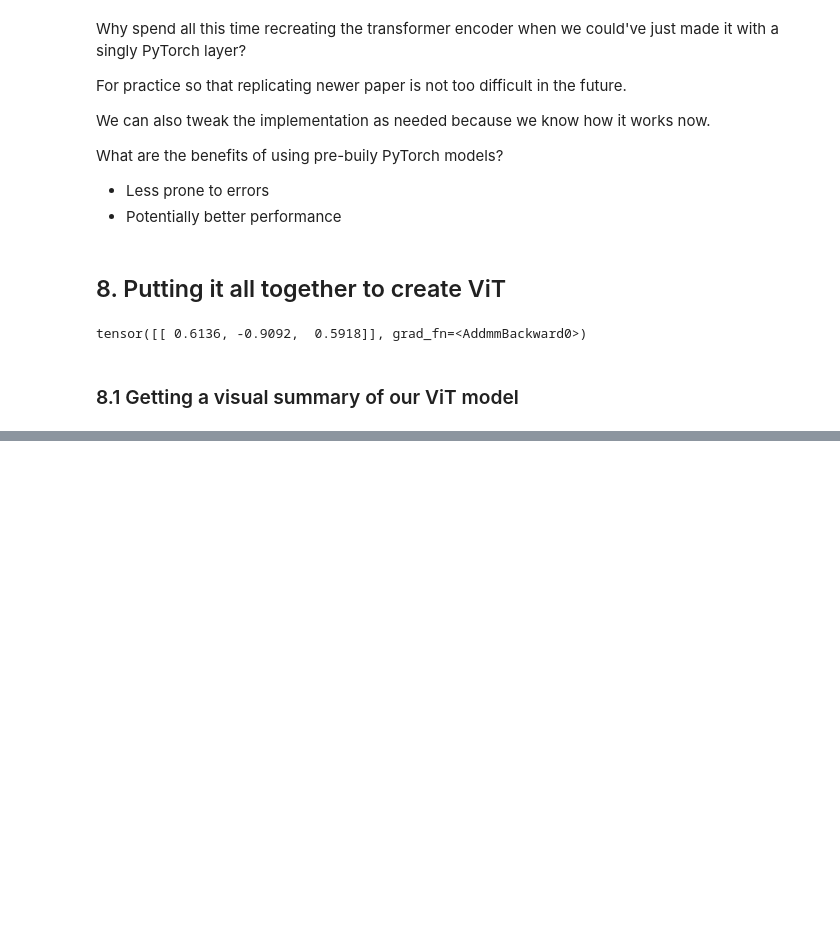
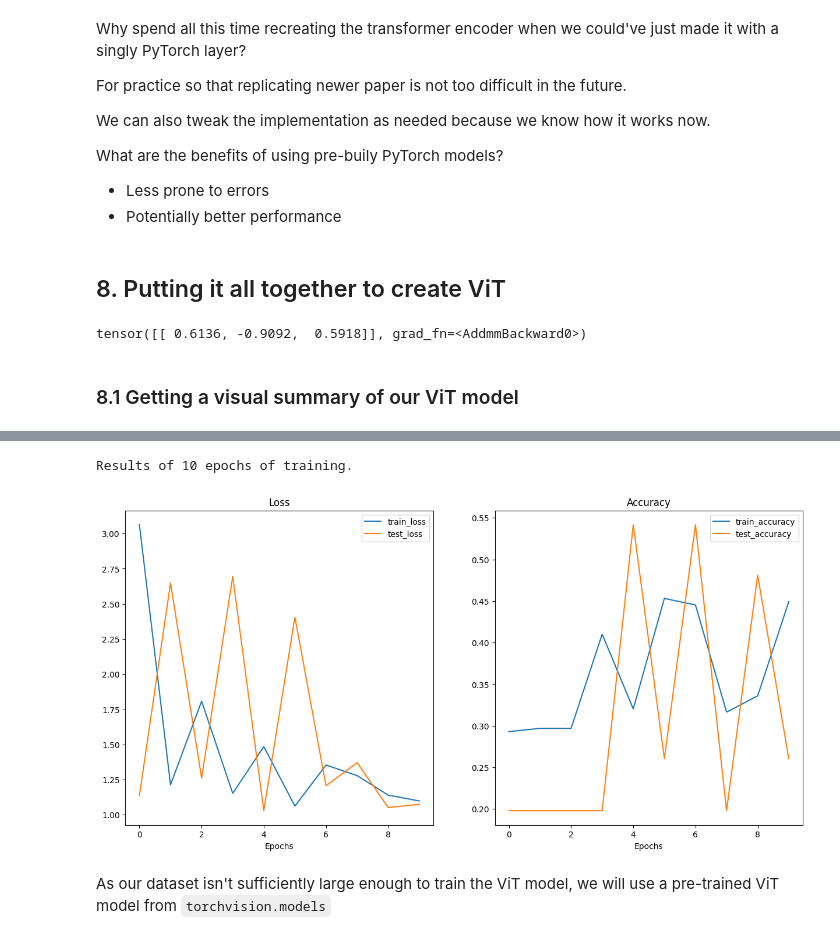
Before and after one commit to AvalonEnjoyer/pytorch-ViT-paper-replication, a Jupyter notebook: 08_pytorch_paper_replicating_self.ipynb, the cells around one changed output, grey strips where cells are left out. Drawn from its saved outputs; the diff is of its cells as text; code cells hidden in the pictures; blank space fills up the shorter version.

Commit message:
Finished ViT paper replication, completed exercises.

```diff
--- a/08_pytorch_paper_replicating_self.ipynb
+++ b/08_pytorch_paper_replicating_self.ipynb
@@ -1169,0 +1193,9 @@ Model training to be continued
+# %%
+# Create the optimizer with defined decay and no decay weights
+optimizer = torch.optim.Adam(
+    params=[
+        {"params":decay, "weight_decay":0.03}, # Table 3 ViT-Base Imagenet21k
+        {"params":no_decay, "weight_decay":0.0} # No decay for normalization layer and biases
+        ],
+    lr=1e-3, # Table 3 ViT-Base Imagenet21k
+    betas=(0.9, 0.999)) # Page 5 of the paper
@@ -1169,0 +1245,20 @@ Model training to be continued
+# %%
+# Create warmup scheduler
+warmup_scheduler = torch.optim.lr_scheduler.LinearLR(
+    optimizer=optimizer,
+    start_factor=1e-6, #  By convention
+    end_factor=1,
+    total_iters=warmup_steps)
+
+# Create decay scheduler
+decay_scheduler = torch.optim.lr_scheduler.LinearLR(
+    optimizer=optimizer,
+    start_factor=1,
+    end_factor=0, # Weights decay to 0
+    total_iters=decay_steps)
+
+lr_scheduler = torch.optim.lr_scheduler.SequentialLR(
+    optimizer=optimizer,
+    schedulers=[warmup_scheduler, decay_scheduler],
+    milestones=[warmup_steps]
+)
@@ -1169,0 +1276,2 @@ Model training to be continued
+# %%
+loss_fn = nn.CrossEntropyLoss()
@@ -1169,0 +1504,9 @@ Model training to be continued
+# %%
+vit_results = engine.train(model=vit,
+             train_dataloader=train_dataloader,
+             test_dataloader=test_dataloader,
+             optimizer=optimizer,
+             loss_fn=loss_fn,
+             lr_scheduler=lr_scheduler,
+             epochs=EPOCHS,
+             device=device)
@@ -1169,0 +1840,8 @@ Model training to be continued
+# %%
+print(f"Results of {EPOCHS} epochs of training.")
+plot_loss_curves(vit_results)
+# %% [output]
+Results of 10 epochs of training.
+[figure, added]
+# %% [markdown]
+As our dataset isn't sufficiently large enough to train the ViT model, we will use a pre-trained ViT model from `torchvision.models`
```
Also changed, not shown: parts of 74 cells of this notebook, 10 other files.
